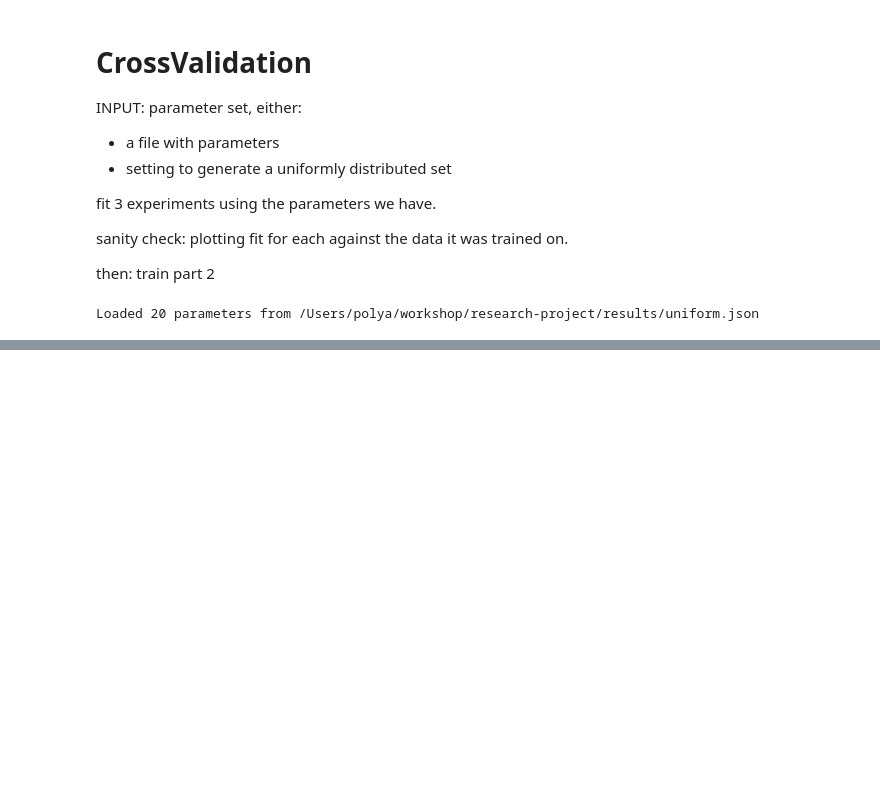
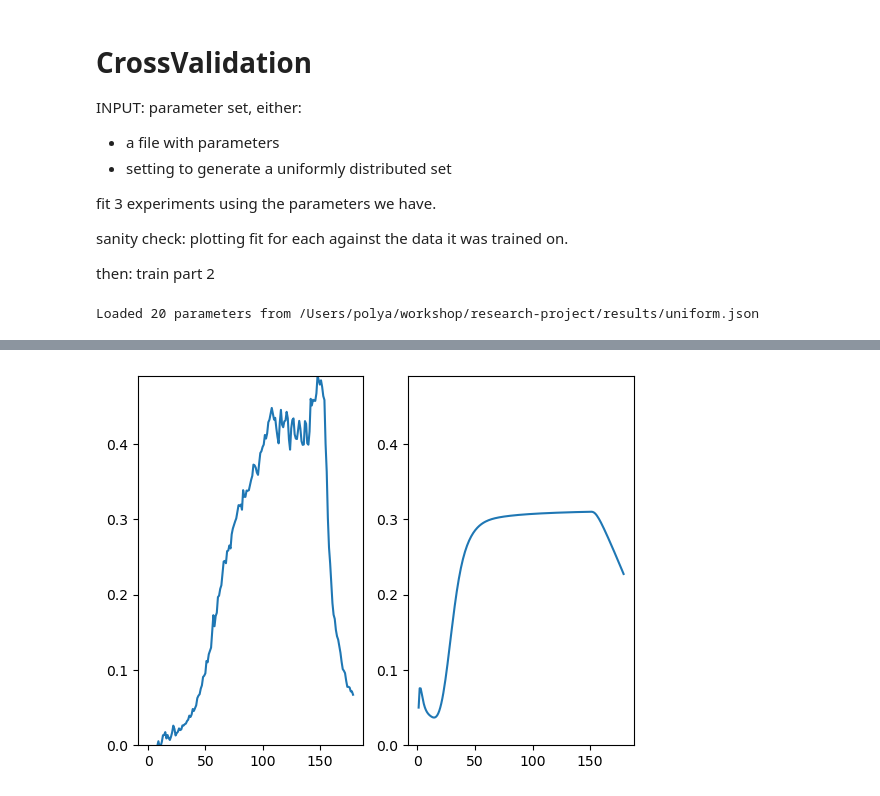
Before and after one commit to 314lipczuk/ODE-modeling, a Jupyter notebook: cross_validation.ipynb, the cells around one changed output, grey strips where cells are left out. Cells and saved outputs as stored; diff of their text form; code cells hidden in the pictures; blank space fills up the shorter version.

```diff
--- a/cross_validation.ipynb
+++ b/cross_validation.ipynb
@@ -81,0 +120,4 @@ for (model, experiment) in all:
+# %%
+fig
+# %% [output]
+[figure, added]
```
Also changed, not shown: parts of 2 cells of this notebook, 3 other files.
